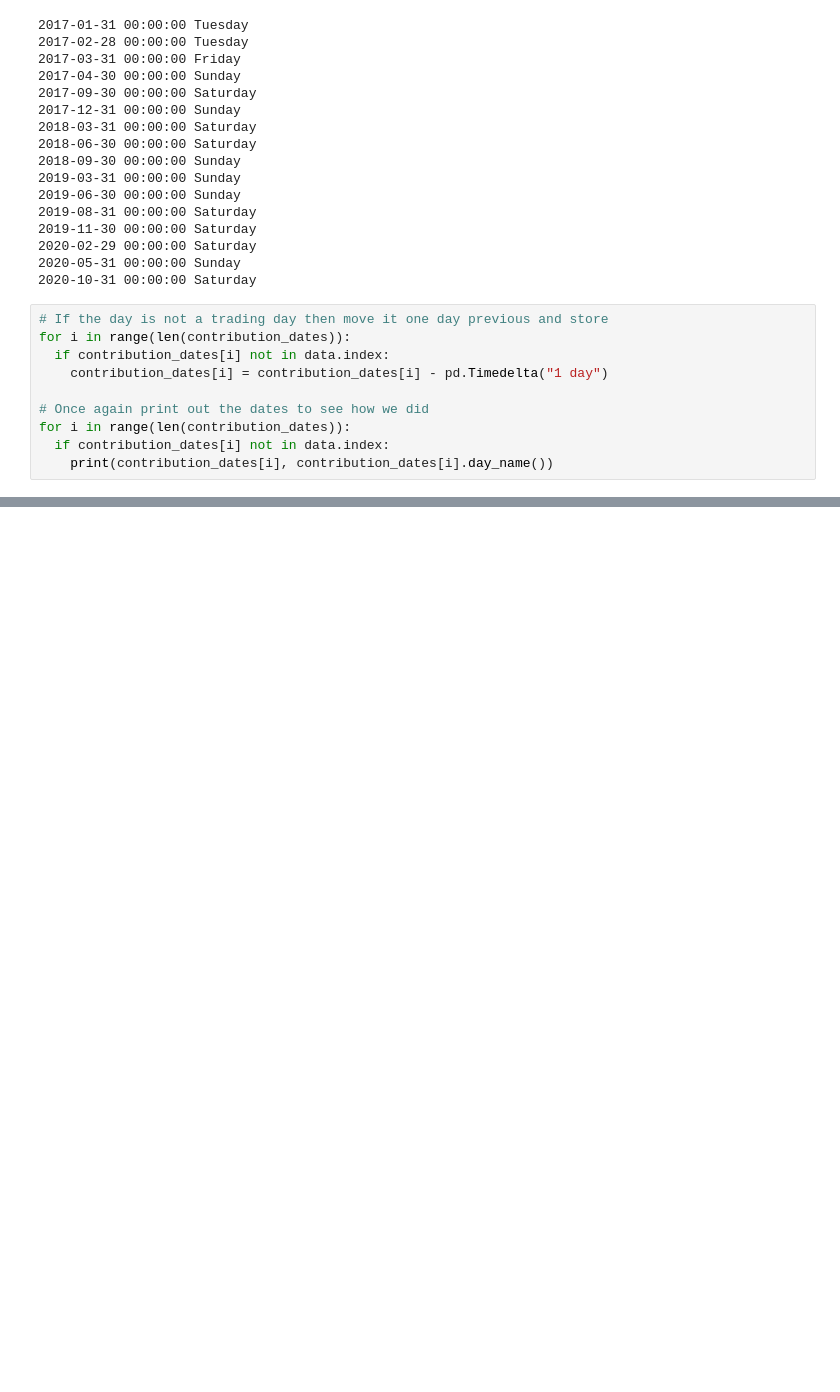
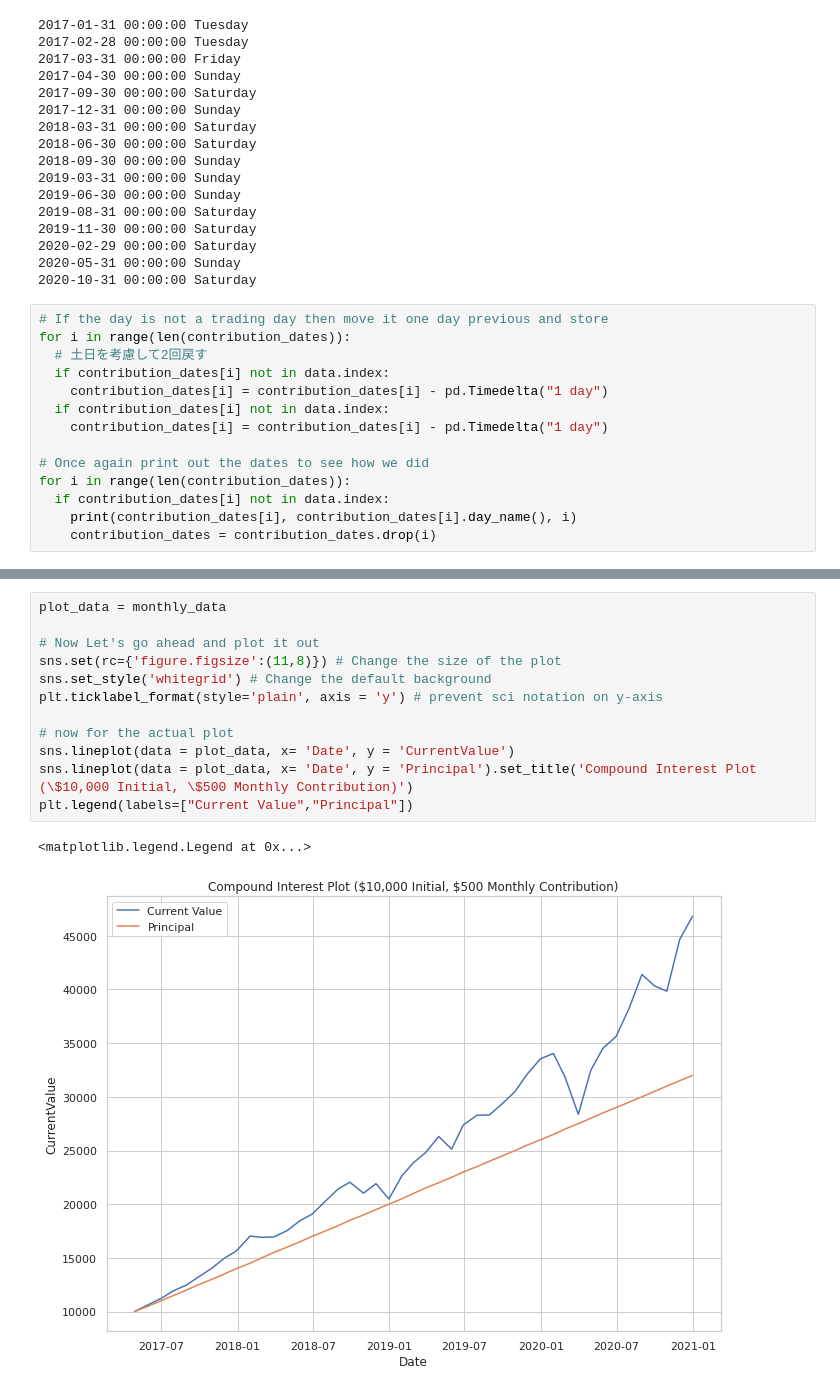
Before and after one commit to nexus4812/jupyter-sandbox, a Jupyter notebook: src/[BASE]simulate-dollar-cost-averaging-with-python.ipynb, the cells around one changed output, grey strips where cells are left out. Drawn from its saved outputs; the diff is of its cells as text; blank space fills up the shorter version.

```diff
--- a/src/[BASE]simulate-dollar-cost-averaging-with-python.ipynb
+++ b/src/[BASE]simulate-dollar-cost-averaging-with-python.ipynb
@@ -104,11 +104,15 @@ for i in range(len(contribution_dates)):
 # %%
 # If the day is not a trading day then move it one day previous and store
 for i in range(len(contribution_dates)):
+  # 土日を考慮して2回戻す
+  if contribution_dates[i] not in data.index:
+    contribution_dates[i] = contribution_dates[i] - pd.Timedelta("1 day")
   if contribution_dates[i] not in data.index:
     contribution_dates[i] = contribution_dates[i] - pd.Timedelta("1 day")
 
 # Once again print out the dates to see how we did
 for i in range(len(contribution_dates)):
   if contribution_dates[i] not in data.index:
-    print(contribution_dates[i], contribution_dates[i].day_name())
+    print(contribution_dates[i], contribution_dates[i].day_name(), i)
+    contribution_dates = contribution_dates.drop(i)
 # %% [output]
@@ -157,0 +161,15 @@ KeyError: Timestamp('2017-01-30 00:00:00')
+# %%
+plot_data = monthly_data
+
+# Now Let's go ahead and plot it out
+sns.set(rc={'figure.figsize':(11,8)}) # Change the size of the plot
+sns.set_style('whitegrid') # Change the default background
+plt.ticklabel_format(style='plain', axis = 'y') # prevent sci notation on y-axis
+
+# now for the actual plot
+sns.lineplot(data = plot_data, x= 'Date', y = 'CurrentValue')
+sns.lineplot(data = plot_data, x= 'Date', y = 'Principal').set_title('Compound Interest Plot (\$10,000 Initial, \$500 Monthly Contribution)')
+plt.legend(labels=["Current Value","Principal"])
+# %% [output]
+<matplotlib.legend.Legend at 0x...>
+[figure, added]
```
Also changed, not shown: parts of 4 cells of this notebook.
